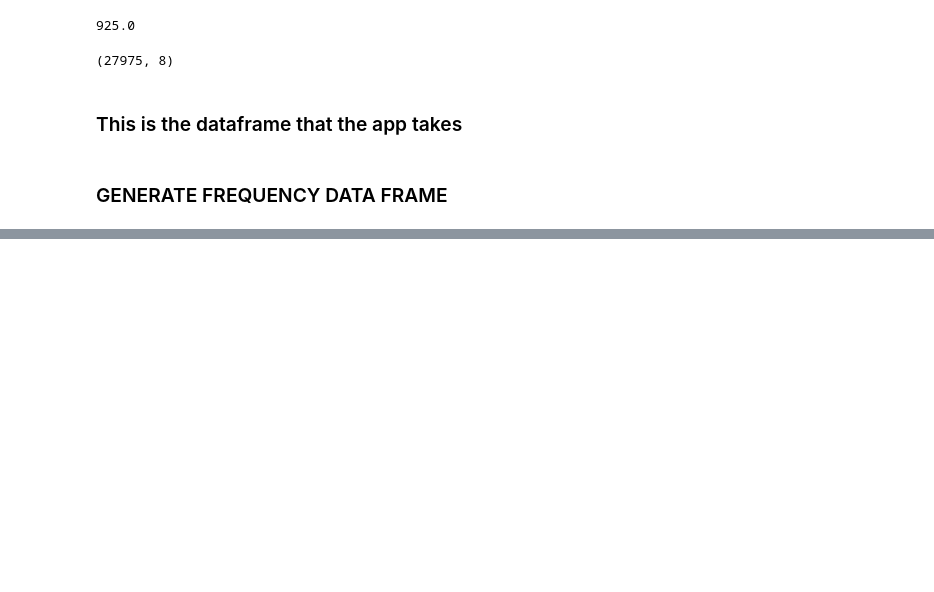
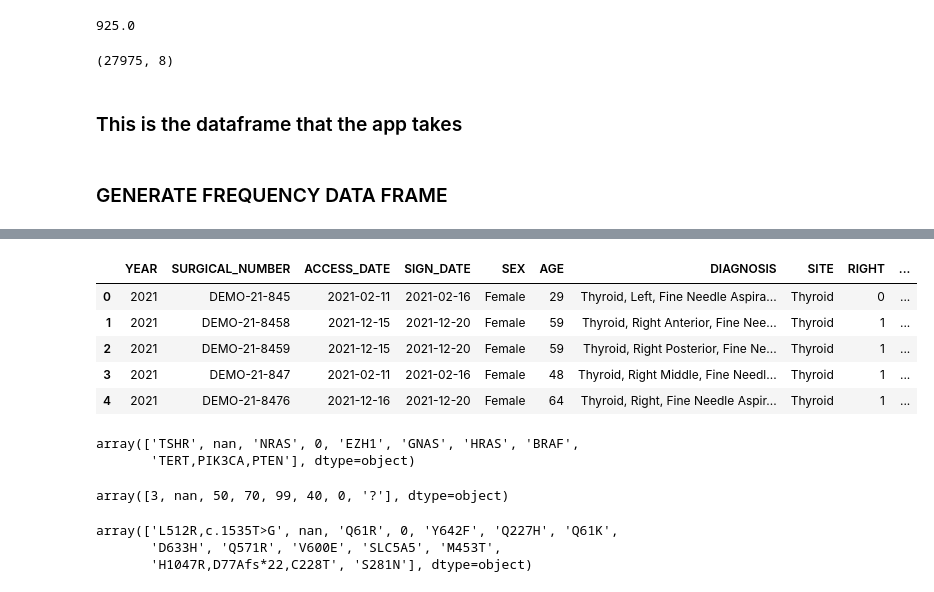
Before and after one commit to mathmax-team/USCAP_Thyroid, a Jupyter notebook: data_generator.ipynb, the cells around one changed output, grey strips where cells are left out. Drawn from its saved outputs; the diff is of its cells as text; code cells hidden in the pictures; blank space fills up the shorter version.

```diff
--- a/data_generator.ipynb
+++ b/data_generator.ipynb
@@ -137,0 +173,24 @@ Frequency_df=make_frequency_df(Records_df)
+# %%
+df.head()
+# %% [output]
+|  | YEAR | SURGICAL_NUMBER | ACCESS_DATE | SIGN_DATE | SEX | AGE | DIAGNOSIS | SITE | RIGHT | ... |
+| 0 | 2021 | DEMO-21-845 | 2021-02-11 | 2021-02-16 | Female | 29 | Thyroid, Left, Fine Needle Aspira... | Thyroid | 0 | ... |
+| 1 | 2021 | DEMO-21-8458 | 2021-12-15 | 2021-12-20 | Female | 59 | Thyroid, Right Anterior, Fine Nee... | Thyroid | 1 | ... |
+| 2 | 2021 | DEMO-21-8459 | 2021-12-15 | 2021-12-20 | Female | 59 | Thyroid, Right Posterior, Fine Ne... | Thyroid | 1 | ... |
+| 3 | 2021 | DEMO-21-847 | 2021-02-11 | 2021-02-16 | Female | 48 | Thyroid, Right Middle, Fine Needl... | Thyroid | 1 | ... |
+| 4 | 2021 | DEMO-21-8476 | 2021-12-16 | 2021-12-20 | Female | 64 | Thyroid, Right, Fine Needle Aspir... | Thyroid | 1 | ... |
+# %%
+df["GENE MUTATED"].unique()
+# %% [output]
+array(['TSHR', nan, 'NRAS', 0, 'EZH1', 'GNAS', 'HRAS', 'BRAF',
+       'TERT,PIK3CA,PTEN'], dtype=object)
+# %%
+df["ROM"].unique()
+# %% [output]
+array([3, nan, 50, 70, 99, 40, 0, '?'], dtype=object)
+# %%
+df["MUTATION"].unique()
+# %% [output]
+array(['L512R,c.1535T>G', nan, 'Q61R', 0, 'Y642F', 'Q227H', 'Q61K',
+       'D633H', 'Q571R', 'V600E', 'SLC5A5', 'M453T',
+       'H1047R,D77Afs*22,C228T', 'S281N'], dtype=object)
```
Also changed, not shown: parts of 32 cells of this notebook, 2 other files.
